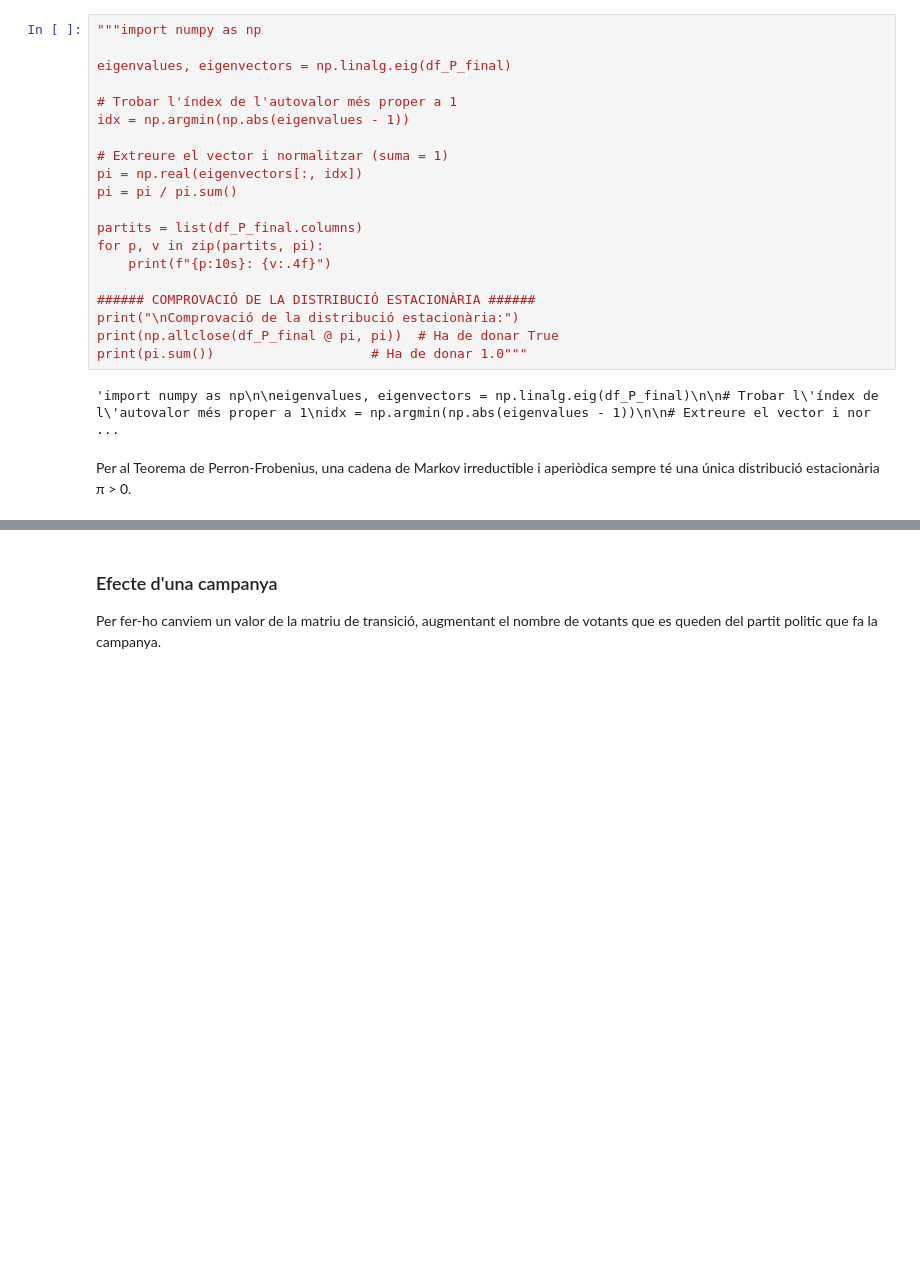
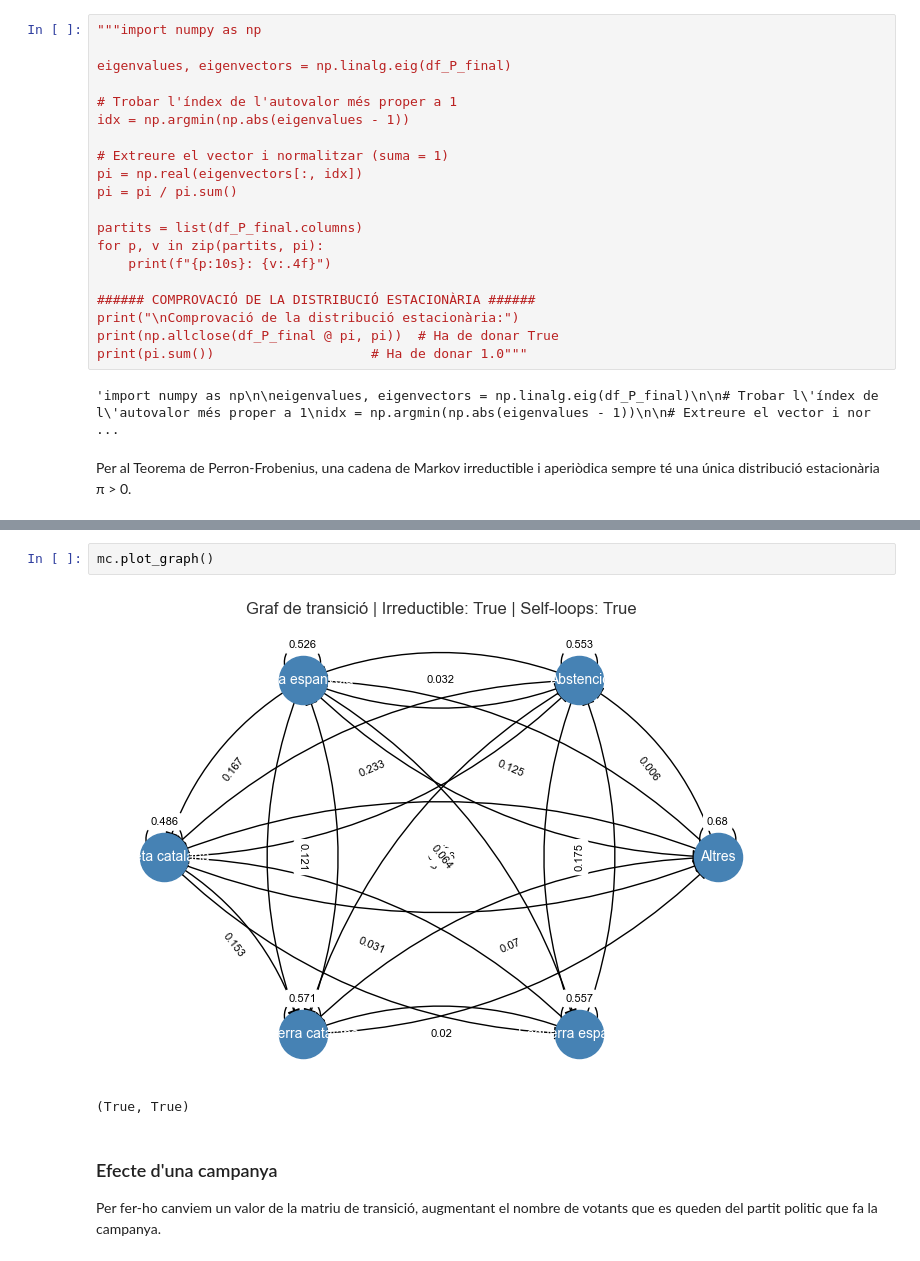
Before and after one commit to la1qa/Markov-Modelling-of-Electoral-Systems, a Jupyter notebook: agrupant.ipynb, the cells around one changed output, grey strips where cells are left out. Saved outputs shown, nothing was run; the diff lists cells and outputs as text; blank space fills up the shorter version.

```diff
--- a/agrupant.ipynb
+++ b/agrupant.ipynb
@@ -128,6 +128,11 @@ VERIFICACIÓ DE L'EXISTÈNCIA DE LA DISTR. ESTACIONÀRIA
 
 EXISTEIX distribució estacionària ÚNICA
 True
+# %%
+mc.plot_graph()
+# %% [output]
+[figure, added]
+(True, True)
 # %% [markdown]
 ### Efecte d'una campanya
 Per fer-ho canviem un valor de la matriu de transició, augmentant el nombre de votants que es queden del partit politic que fa la campanya.
```
Also changed, not shown: parts of 8 cells of this notebook, 1 other file.
